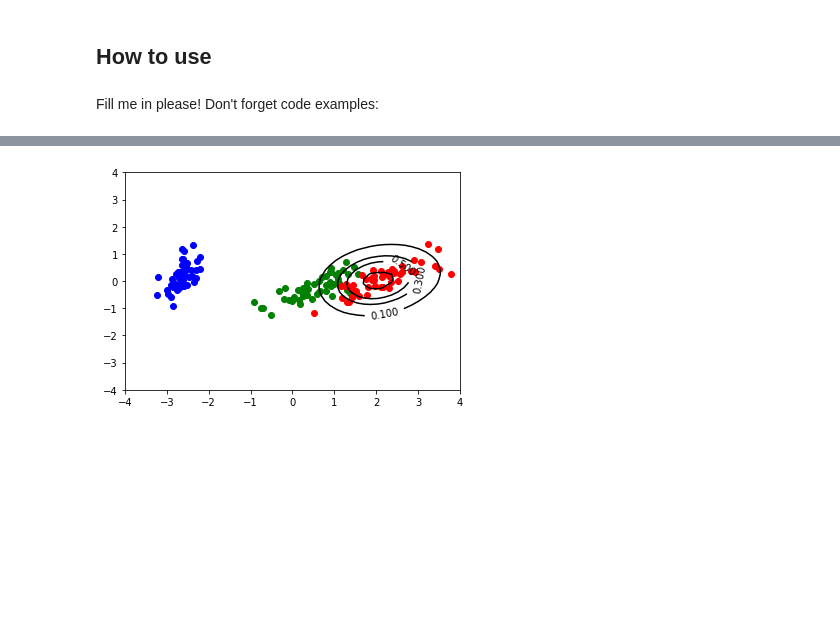
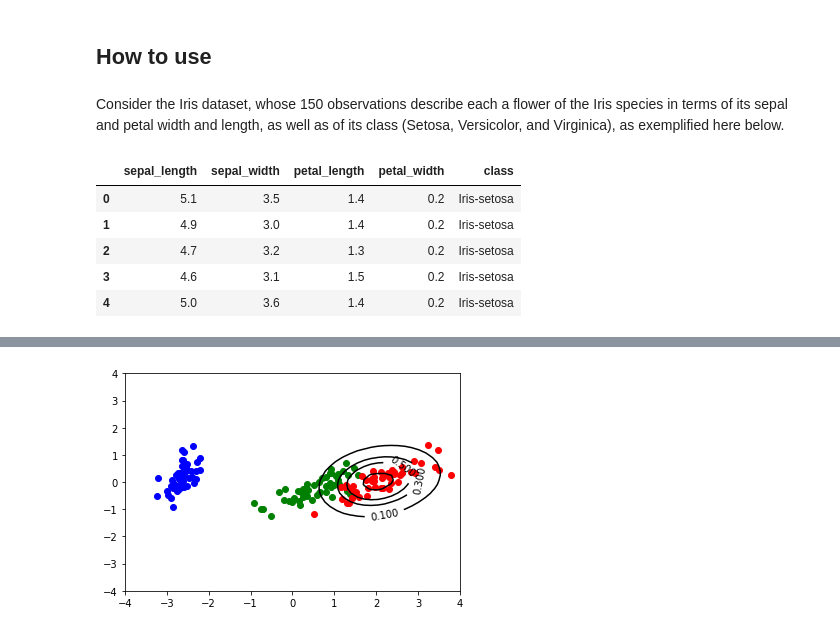
Before and after one commit to ManuelDileo/mulearn, a Jupyter notebook: index.ipynb, the cells around one changed output, grey strips where cells are left out. Drawn from its saved outputs; the diff is of its cells as text; code cells hidden in the pictures; blank space fills up the shorter version.

Commit message:
fixed error in iris example

```diff
--- a/index.ipynb
+++ b/index.ipynb
@@ -19,21 +24,28 @@ mulearn is a python package implementing the data-driven induction of fuzzy sets
 # %% [markdown]
 ## How to use
-# %% [markdown]
-Fill me in please! Don't forget code examples:
+# %% [markdown]
+Consider the Iris dataset, whose 150 observations describe each
+a flower of the Iris species in terms of its sepal and petal width
+and length, as well as of its class (Setosa, Versicolor, and
+Virginica), as exemplified here below.
 # %%
 %matplotlib inline
 import matplotlib.pyplot as plt
 import pandas as pd
 import numpy as np
 from sklearn.decomposition import PCA
 
-source = 'https://archive.ics.uci.edu/ml/machine-learning-databases/iris/iris.data'
+source = 'https://archive.ics.uci.edu/ml/'\
+         'machine-learning-databases/iris/iris.data'
 
 iris_df = pd.read_csv(source, header=None)
-iris_df.columns=['sepal_length', 'sepal_width', 'petal_length', 'petal_width', 'class']
-
-iris_values = iris_df.iloc[:,0:4].values
-iris_labels = iris_df.iloc[:,4].values
-
-pca_2d = PCA(n_components=2)
-iris_values_2d = pca_2d.fit_transform(iris_values)
+iris_df.columns=['sepal_length', 'sepal_width',
+                 'petal_length', 'petal_width', 'class']
+iris_df.head()
+# %% [output]
+|  | sepal_length | sepal_width | petal_length | petal_width | class |
+| 0 | 5.1 | 3.5 | 1.4 | 0.2 | Iris-setosa |
+| 1 | 4.9 | 3.0 | 1.4 | 0.2 | Iris-setosa |
+| 2 | 4.7 | 3.2 | 1.3 | 0.2 | Iris-setosa |
+| 3 | 4.6 | 3.1 | 1.5 | 0.2 | Iris-setosa |
+| 4 | 5.0 | 3.6 | 1.4 | 0.2 | Iris-setosa |
```
Also changed, not shown: parts of 14 cells of this notebook, 16 other files.
